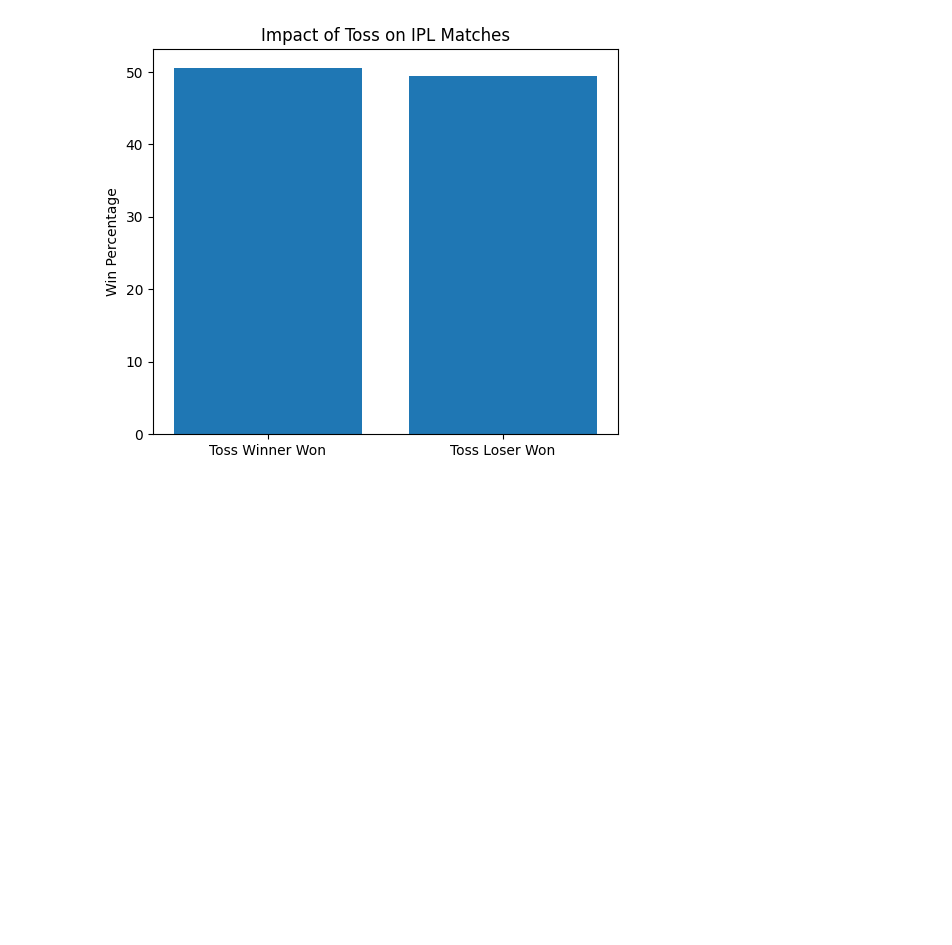
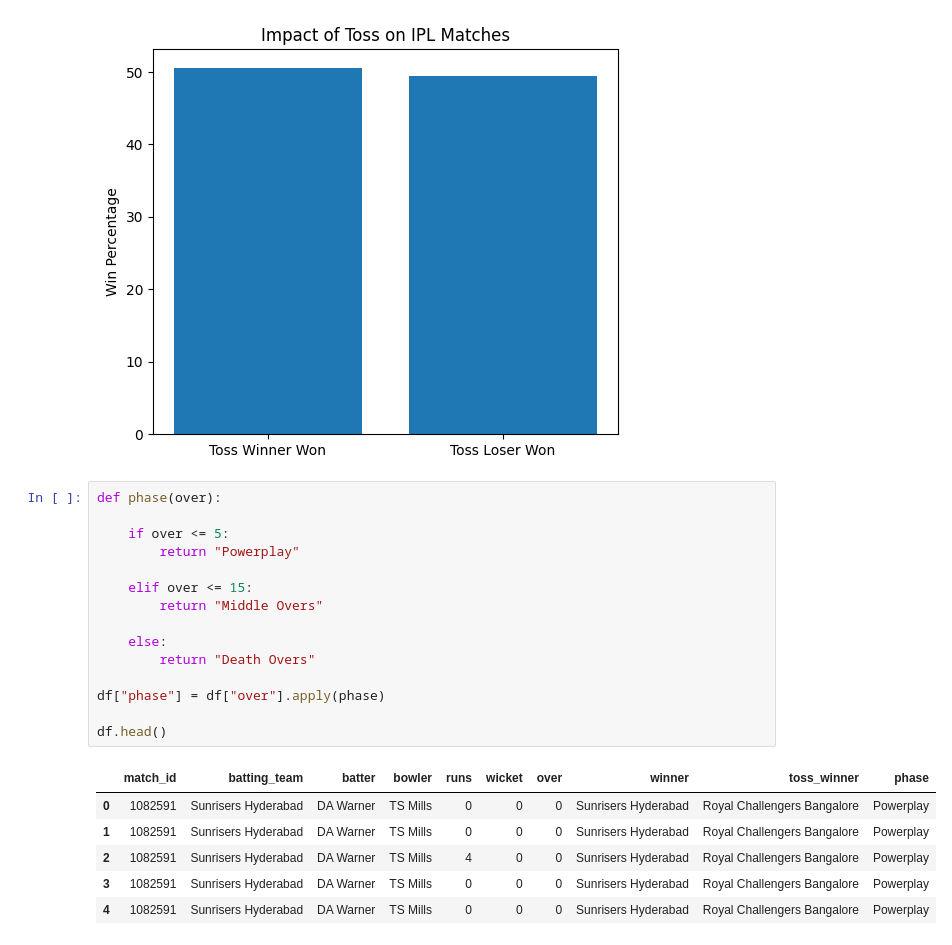
Before and after one commit to GarvitDumir/ipl-match.analytics, a Jupyter notebook: notebooks/analysis.ipynb, the cells around one changed output. Cells and saved outputs as stored; diff of their text form; blank space fills up the shorter version.

```diff
--- a/notebooks/analysis.ipynb
+++ b/notebooks/analysis.ipynb
@@ -104,3 +104,25 @@ plt.savefig("../charts/toss_analysis.png")
 plt.show()
 # %% [output]
 [figure]
+# %%
+def phase(over):
+
+    if over <= 5:
+        return "Powerplay"
+
+    elif over <= 15:
+        return "Middle Overs"
+
+    else:
+        return "Death Overs"
+
+df["phase"] = df["over"].apply(phase)
+
+df.head()
+# %% [output]
+|  | match_id | batting_team | batter | bowler | runs | wicket | over | winner | toss_winner | phase |
+| 0 | 1082591 | Sunrisers Hyderabad | DA Warner | TS Mills | 0 | 0 | 0 | Sunrisers Hyderabad | Royal Challengers Bangalore | Powerplay |
+| 1 | 1082591 | Sunrisers Hyderabad | DA Warner | TS Mills | 0 | 0 | 0 | Sunrisers Hyderabad | Royal Challengers Bangalore | Powerplay |
+| 2 | 1082591 | Sunrisers Hyderabad | DA Warner | TS Mills | 4 | 0 | 0 | Sunrisers Hyderabad | Royal Challengers Bangalore | Powerplay |
+| 3 | 1082591 | Sunrisers Hyderabad | DA Warner | TS Mills | 0 | 0 | 0 | Sunrisers Hyderabad | Royal Challengers Bangalore | Powerplay |
+| 4 | 1082591 | Sunrisers Hyderabad | DA Warner | TS Mills | 0 | 0 | 0 | Sunrisers Hyderabad | Royal Challengers Bangalore | Powerplay |
```
Also changed, not shown: parts of 2 cells of this notebook, 1 other file.
